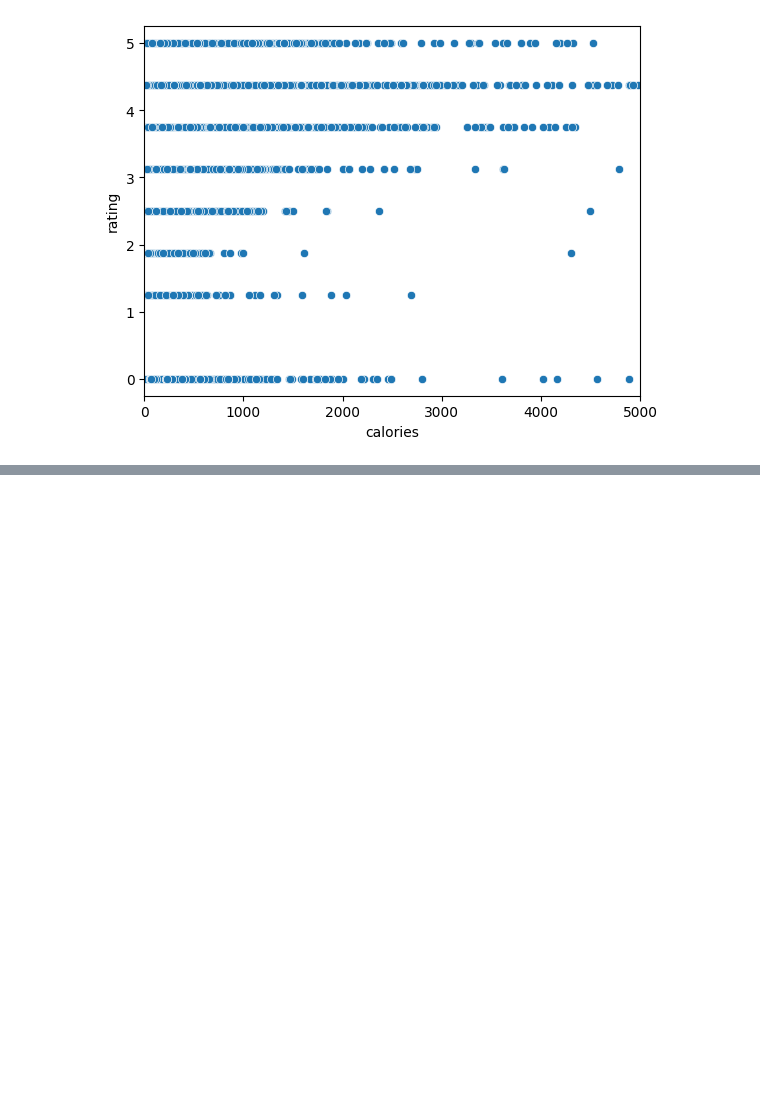
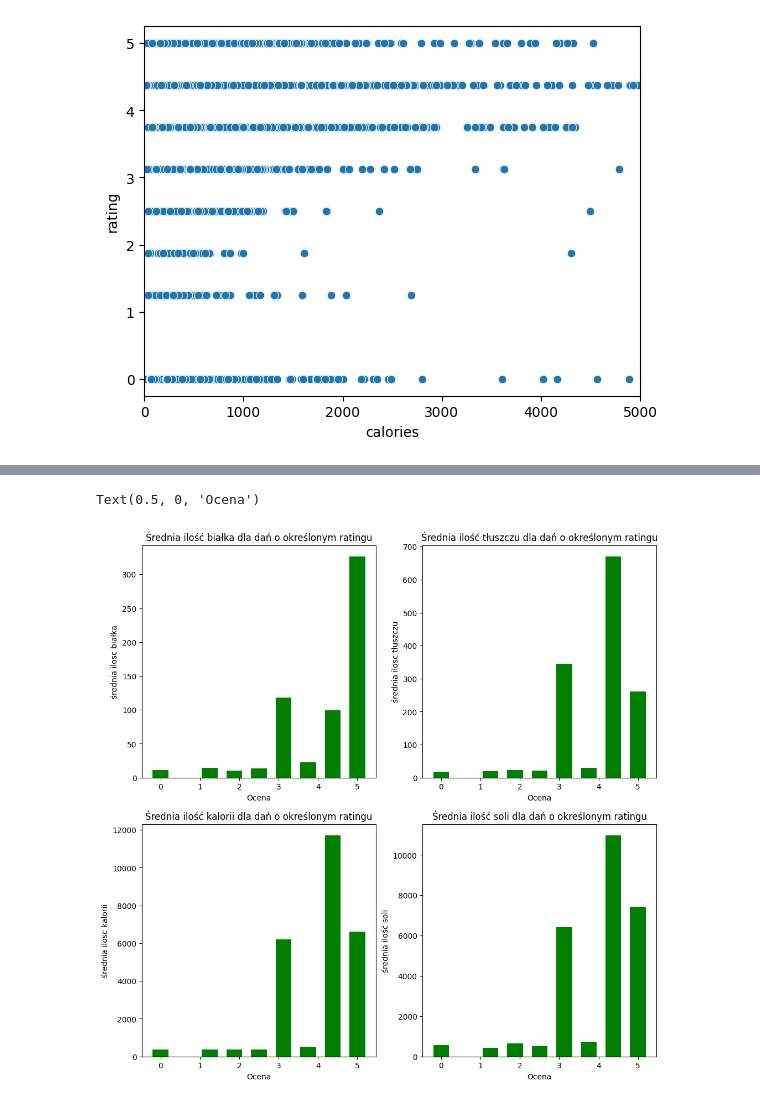
Before and after one commit to MikolajZaborowski/Bootcamp_Projects, a Jupyter notebook: Project1.ipynb, the cells around one changed output, grey strips where cells are left out. Saved outputs shown, nothing was run; the diff lists cells and outputs as text; code cells hidden in the pictures; blank space fills up the shorter version.

```diff
--- a/Project1.ipynb
+++ b/Project1.ipynb
@@ -22,5 +22,3 @@ df['calories'].isnull().values.any()
 True
 # %%
 df=df.dropna()
-# %%
-df=df.reset_index()
@@ -106,0 +78,17 @@ bars=ax.bar(unique_rating,  , width=0.4, color="g")
+# %%
+srednie_proteiny = list()
+unique_rating = df["rating"].unique()
+for i in range(len(unique_rating)):
+    srednie_proteiny.append(df.iloc[np.where(df['rating'] == df['rating'].unique()[i])]['protein'].mean())
+
+srednie_kalorie = list()
+for i in range(len(unique_rating)):
+    srednie_kalorie.append(df.iloc[np.where(df['rating'] == df['rating'].unique()[i])]['calories'].mean())
+
+sredni_tłuszcz = list()
+for i in range(len(unique_rating)):
+    sredni_tłuszcz.append(df.iloc[np.where(df['rating'] == df['rating'].unique()[i])]['fat'].mean())
+
+srednia_sól = list()
+for i in range(len(unique_rating)):
+    srednia_sól.append(df.iloc[np.where(df['rating'] == df['rating'].unique()[i])]['sodium'].mean())
@@ -106,0 +109,24 @@ bars=ax.bar(unique_rating,  , width=0.4, color="g")
+# %%
+fig, ax = plt.subplots(2,2, figsize=(12,12))
+bars=ax[0][0].bar(unique_rating, srednie_proteiny  , width=0.4, color="g")
+ax[0][0].set_title("Średnia ilość białka dla dań o określonym ratingu")
+ax[0][0].set_ylabel("średnia ilosc białka")
+ax[0][0].set_xlabel("Ocena")
+
+bars=ax[1][0].bar(unique_rating, srednie_kalorie  , width=0.4, color="g")
+ax[1][0].set_title("Średnia ilość kalorii dla dań o określonym ratingu")
+ax[1][0].set_ylabel("średnia ilosc kalorii")
+ax[1][0].set_xlabel("Ocena")
+
+bars=ax[0][1].bar(unique_rating, sredni_tłuszcz  , width=0.4, color="g")
+ax[0][1].set_title("Średnia ilość tłuszczu dla dań o określonym ratingu")
+ax[0][1].set_ylabel("średnia ilosc tłuszczu")
+ax[0][1].set_xlabel("Ocena")
+
+bars=ax[1][1].bar(unique_rating, srednia_sól , width=0.4, color="g")
+ax[1][1].set_title("Średnia ilość soli dla dań o określonym ratingu")
+ax[1][1].set_ylabel("średnia ilość soli")
+ax[1][1].set_xlabel("Ocena")
+# %% [output]
+Text(0.5, 0, 'Ocena')
+[figure, added]
```
Also changed, not shown: parts of 11 cells of this notebook.
